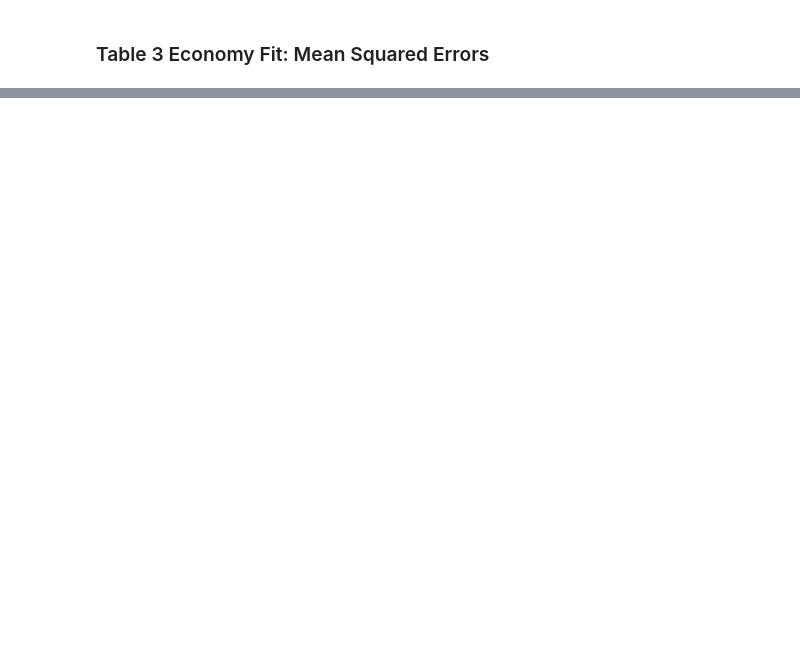
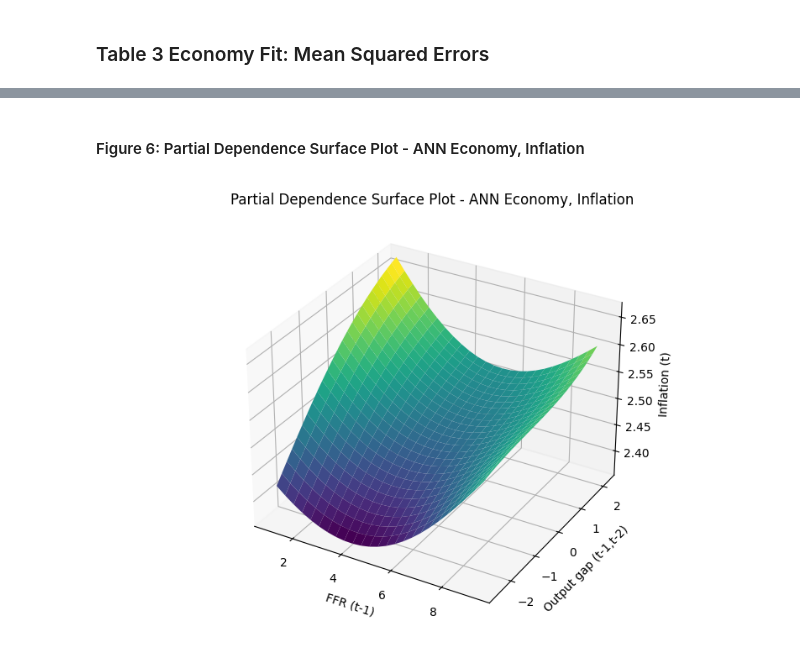
Before and after one commit to erskordi/Autonomous_Fed, a Jupyter notebook: notebooks/non_linear_environnment.ipynb, the cells around one changed output, grey strips where cells are left out. Saved outputs shown, nothing was run; the diff lists cells and outputs as text; code cells hidden in the pictures; blank space fills up the shorter version.

```diff
--- a/notebooks/non_linear_environnment.ipynb
+++ b/notebooks/non_linear_environnment.ipynb
@@ -896,0 +1074,34 @@ display(Markdown(table_three_str))
+# %% [markdown]
+#### Figure 6: Partial Dependence Surface Plot - ANN Economy, Inflation
+# %%
+# Inflation surface: pi_hat = f(y, y_lag1, y_lag2, pi_lag1, pi_lag2, i_lag1)
+# Match paper constraints:
+#   y = y(t-1) = y(t-2)
+#   pi(t-1) = pi(t-2)
+gx, gy, Z = pd_surface_constrained(
+    model=best_pi["model"],
+    X_raw=X_full_pi_raw,
+    x_scaler=pi_meta["x_scaler"],
+    y_scaler=pi_meta["y_scaler"],
+    feature_cols=pi_meta["feature_cols"],
+    grid_x_feat="i_lag1",      # FFR (t-1)
+    grid_y_feat="y_lag1",      # Output gap (t-1) (also ties to y_lag2 and y)
+    grid_x_n=25,
+    grid_y_n=25,
+    sample=2500,
+    tie_groups=[
+        ("y", "y_lag1", "y_lag2"),      # enforce y=y(t-1)=y(t-2)
+        ("pi_lag1", "pi_lag2"),         # enforce pi(t-1)=pi(t-2) row-wise
+    ],
+    device="cpu",
+)
+
+plot_surface(
+    gx, gy, Z,
+    xlabel="FFR (t-1)",
+    ylabel="Output gap (t-1,t-2)",
+    zlabel="Inflation (t)",
+    title="Partial Dependence Surface Plot - ANN Economy, Inflation",
+)
+# %% [output]
+[figure, added]
```
Also changed, not shown: parts of 14 cells of this notebook, 2 other files.
